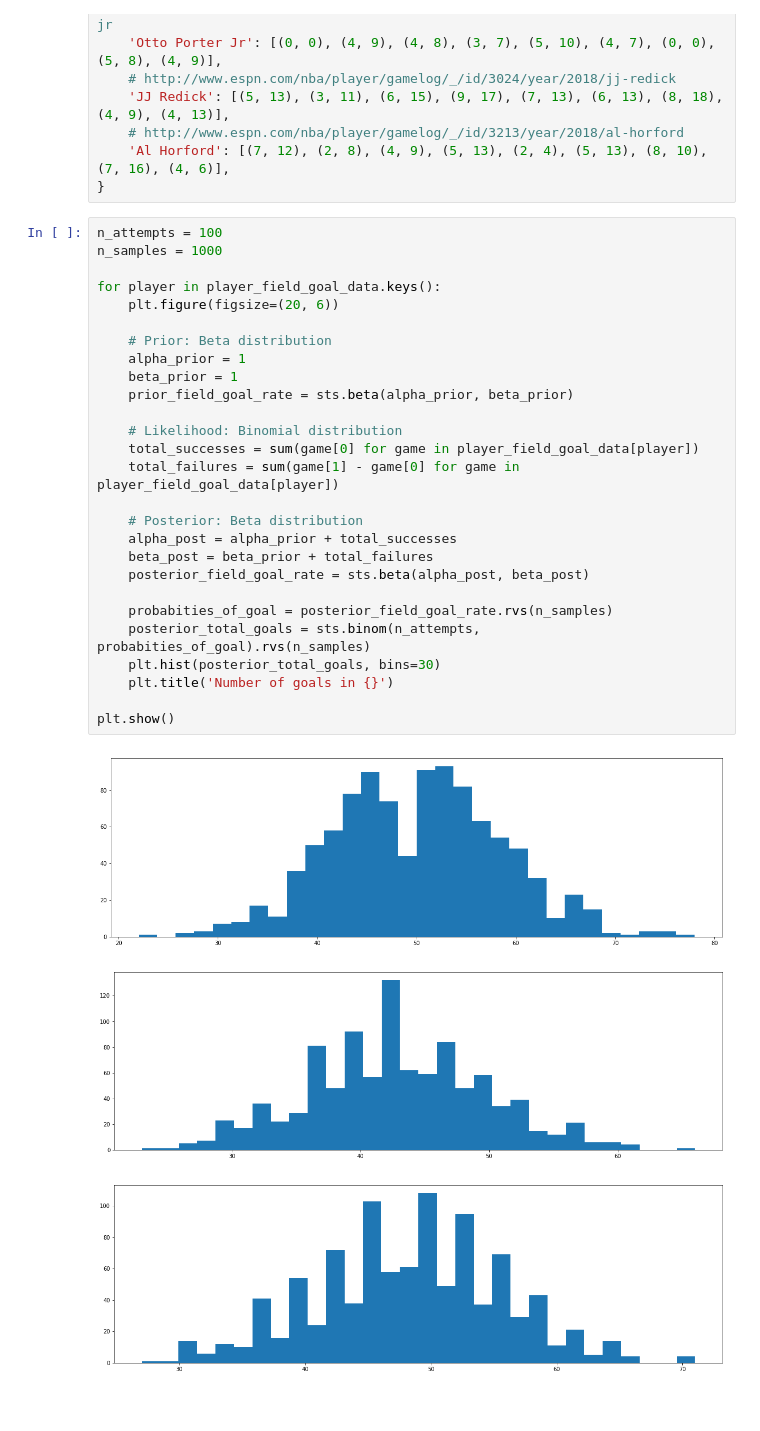
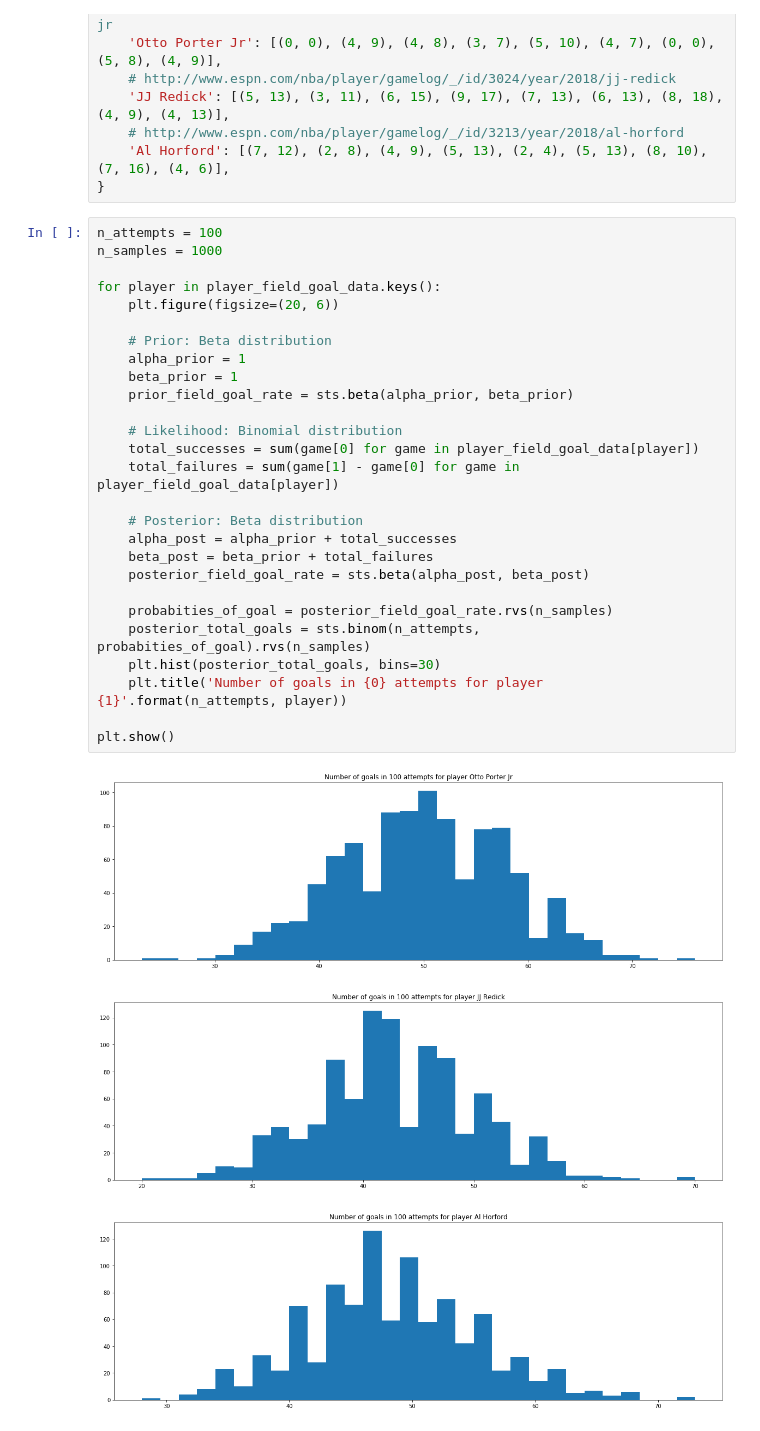
Before and after one commit to Munchic/cs146, a Jupyter notebook: cs146-9.1-pre-class-work.ipynb, the cells around one changed output. Saved outputs shown, nothing was run; the diff lists cells and outputs as text; blank space fills up the shorter version.

Commit message:
figure titles 9.1

```diff
--- a/cs146-9.1-pre-class-work.ipynb
+++ b/cs146-9.1-pre-class-work.ipynb
@@ -19,31 +19,31 @@ player_field_goal_data = {
 # %%
 n_attempts = 100
 n_samples = 1000
 
 for player in player_field_goal_data.keys():
     plt.figure(figsize=(20, 6))
 
     # Prior: Beta distribution
     alpha_prior = 1
     beta_prior = 1
     prior_field_goal_rate = sts.beta(alpha_prior, beta_prior)
 
     # Likelihood: Binomial distribution
     total_successes = sum(game[0] for game in player_field_goal_data[player])
     total_failures = sum(game[1] - game[0] for game in player_field_goal_data[player])
 
     # Posterior: Beta distribution
     alpha_post = alpha_prior + total_successes
     beta_post = beta_prior + total_failures
     posterior_field_goal_rate = sts.beta(alpha_post, beta_post)
 
     probabities_of_goal = posterior_field_goal_rate.rvs(n_samples)
     posterior_total_goals = sts.binom(n_attempts, probabities_of_goal).rvs(n_samples)
     plt.hist(posterior_total_goals, bins=30)
-    plt.title('Number of goals in {}')
+    plt.title('Number of goals in {0} attempts for player {1}'.format(n_attempts, player))
 
 plt.show()
 # %% [output]
-[figure, old version]
+[figure, new version]
-[figure, old version]
+[figure, new version]
-[figure, old version]
+[figure, new version]
```
